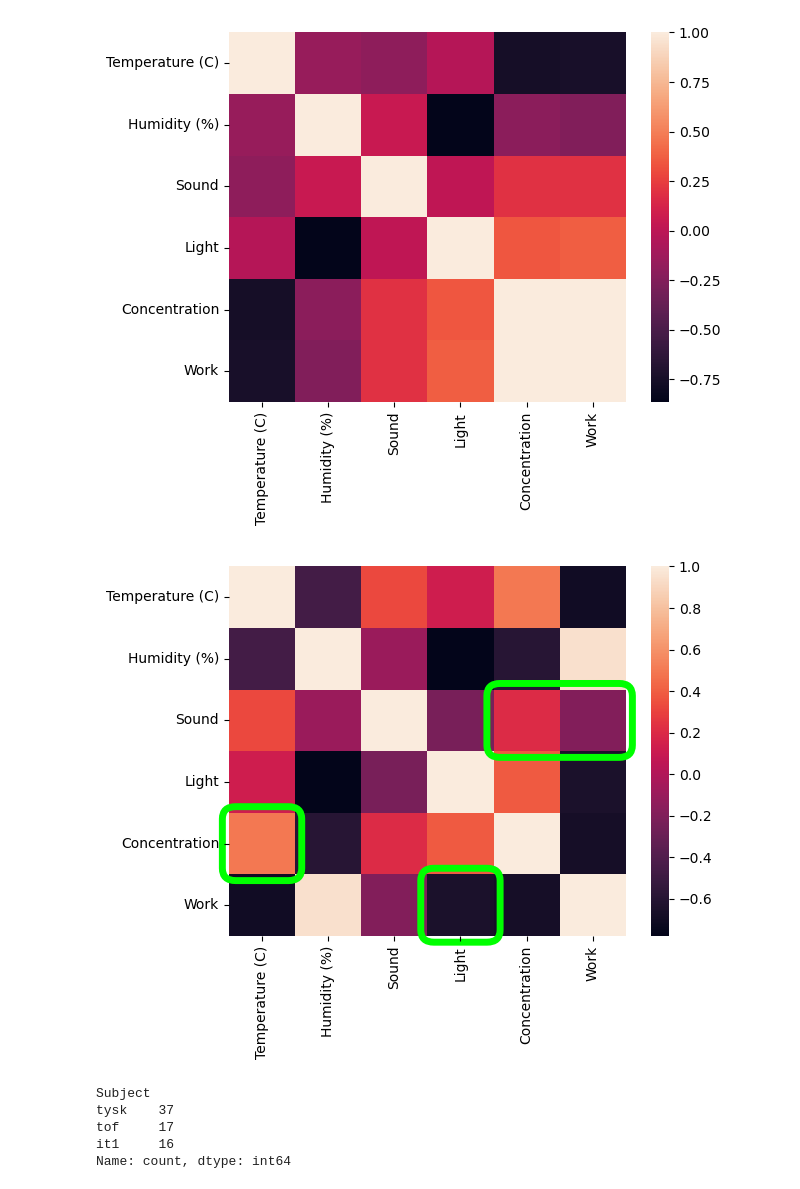
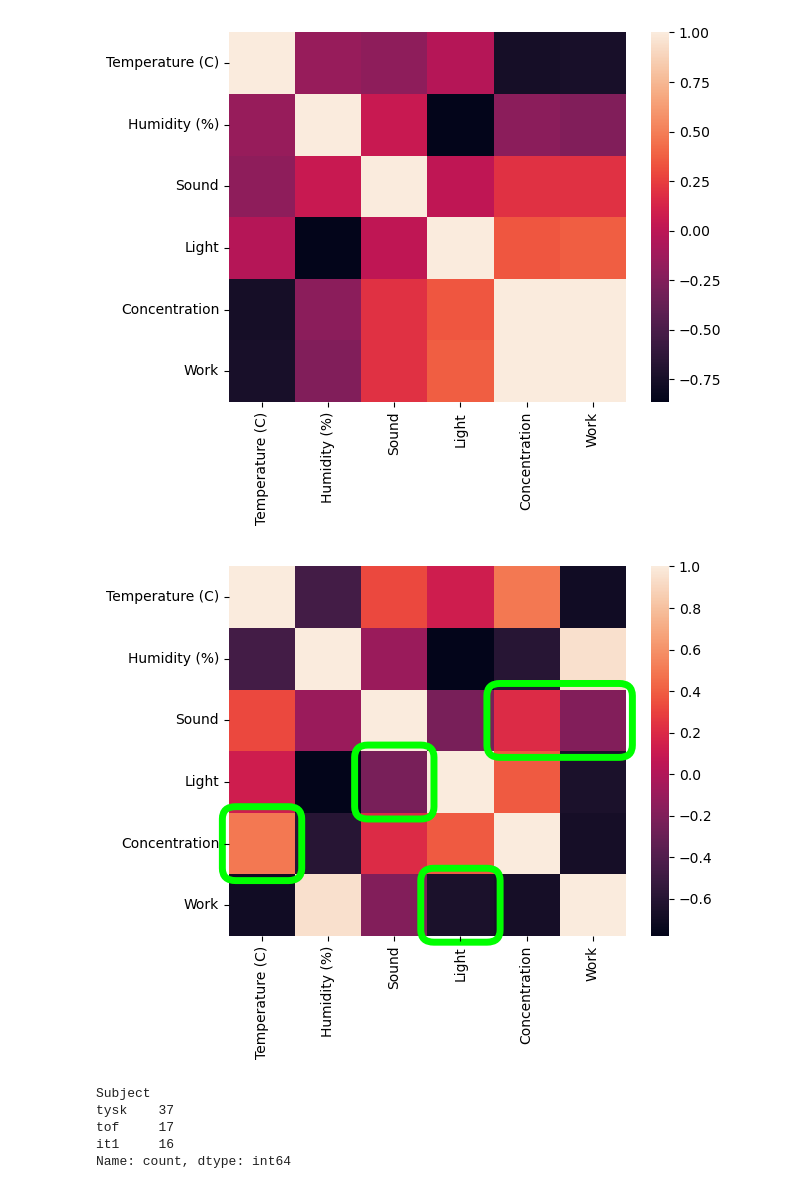
Before and after one commit to LilleAila/tof-prosjekt-26, a Jupyter notebook: data/analysis.ipynb, the cells around one changed output. Saved outputs shown, nothing was run; the diff lists cells and outputs as text; code cells hidden in the pictures.

```diff
--- a/data/analysis.ipynb
+++ b/data/analysis.ipynb
@@ -124,27 +124,28 @@ sns.heatmap(corr)
 # %%
 #| label: tysk-corr2
 corr = df[df["Subject"] == "tysk"].corr(numeric_only=True)
 ax = sns.heatmap(corr)
 
 def highlight(y, x):
     circle = patches.Circle((x + 0.5, y + 0.5), radius=0.7,
                         edgecolor='#00FF00', facecolor='none', lw=4)
     ax.add_patch(circle)
 
 #highlight(2, 4)
 
 def highlight2(x, y, h, w):
     d = 0.1
     rect = patches.FancyBboxPatch((x-d, y-d), w+2*d, h+2*d, edgecolor='#00FF00', facecolor='none', lw=5, clip_on=False, boxstyle="round,pad=0,rounding_size=0.2",)
     ax.add_patch(rect)
 
 highlight2(4, 2, 1, 2)
 highlight2(0, 4, 1, 1)
 highlight2(3, 5, 1, 1)
+highlight2(2, 3, 1, 1)
 
 plt.show()
 # %% [output]
-[figure, old version]
+[figure, new version]
 # %%
 df["Subject"].value_counts()
 # %% [output]
```
Also changed, not shown: parts of 1 cell of this notebook, 2 other files.
